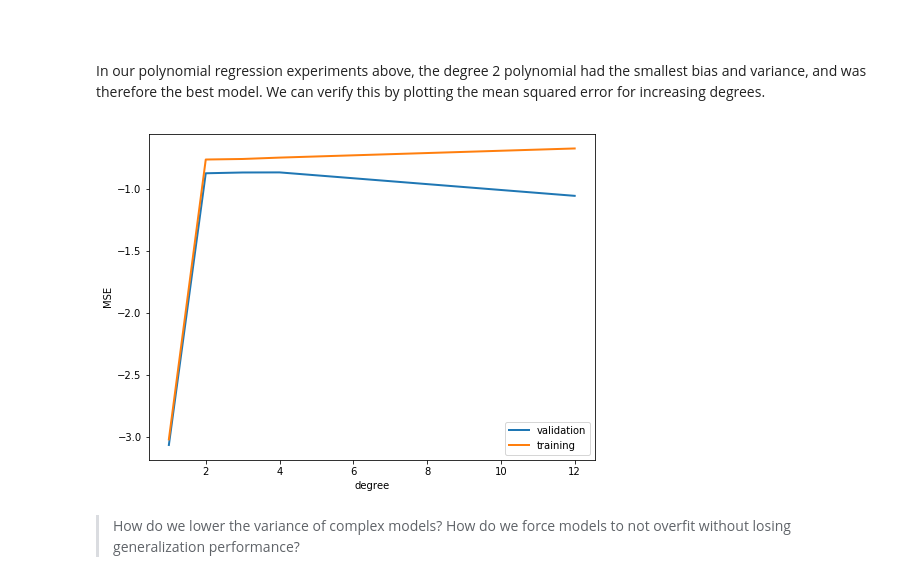
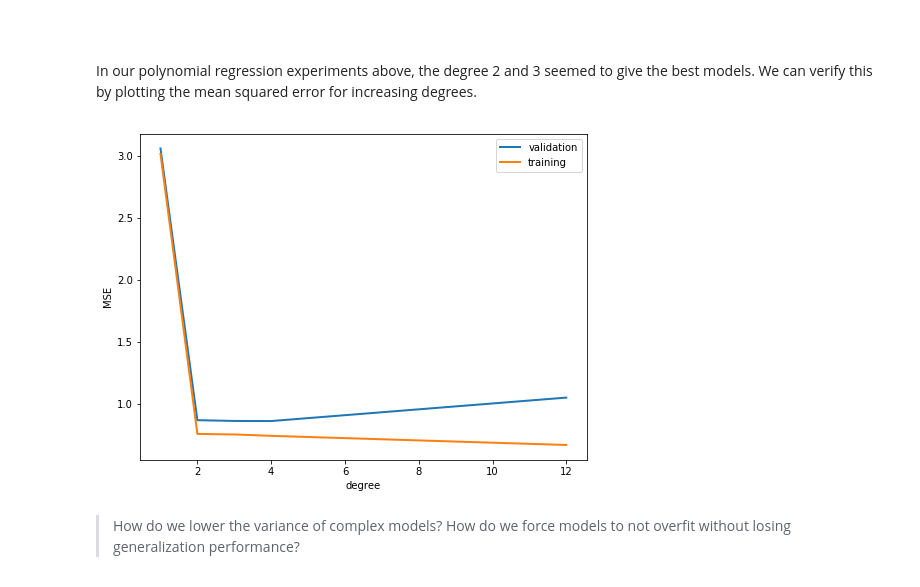
Before and after one commit to xyXiangYu/DAT158ML, a Jupyter notebook: Part3-training_models/DAT158-Part3-2-PolyReg_learning_curves_bias-variance.ipynb, the cells around one changed output. Drawn from its saved outputs; the diff is of its cells as text; code cells hidden in the pictures.

Commit message:
minor tweak. -MSE replaced by MSE in the validation curve

```diff
--- a/Part3-training_models/DAT158-Part3-2-PolyReg_learning_curves_bias-variance.ipynb
+++ b/Part3-training_models/DAT158-Part3-2-PolyReg_learning_curves_bias-variance.ipynb
@@ -386,9 +386,9 @@ $$\mbox{Err}(x) = Bias^2 + Variance + \mbox{Irreducible error}$$
 # %% [markdown]
 ###
 # %% [markdown]
-In our polynomial regression experiments above, the degree 2 polynomial had the smallest bias and variance, and was therefore the best model. We can verify this by plotting the mean squared error for increasing degrees.
+In our polynomial regression experiments above, the degree 2 and 3 seemed to give the best models. We can verify this by plotting the mean squared error for increasing degrees.
 # %%
-poly_reg = get_pipeline(1)
+poly_reg = get_pipeline(degree=1)
 # %%
 from sklearn.model_selection import validation_curve
 # %%
@@ -400,16 +400,16 @@ train_scores, validation_scores = validation_curve(poly_reg, X, y,
                                                    scoring='neg_mean_squared_error')
 # %%
 plt.figure(figsize=(8, 6))
-plt.plot(degrees, validation_scores.mean(axis=1), lw=2,
+plt.plot(degrees, -validation_scores.mean(axis=1), lw=2,
          label='validation')
-plt.plot(degrees, train_scores.mean(axis=1), lw=2, label='training')
+plt.plot(degrees, -train_scores.mean(axis=1), lw=2, label='training')
 
 plt.legend(loc='best')
 plt.xlabel('degree')
 plt.ylabel('MSE')
 plt.show()
 # %% [output]
-[figure, old version]
+[figure, new version]
 # %% [markdown]
 > How do we lower the variance of complex models? How do we force models to not overfit without losing generalization performance?
 # %% [markdown]
```
Also changed, not shown: parts of 1 cell of this notebook.
